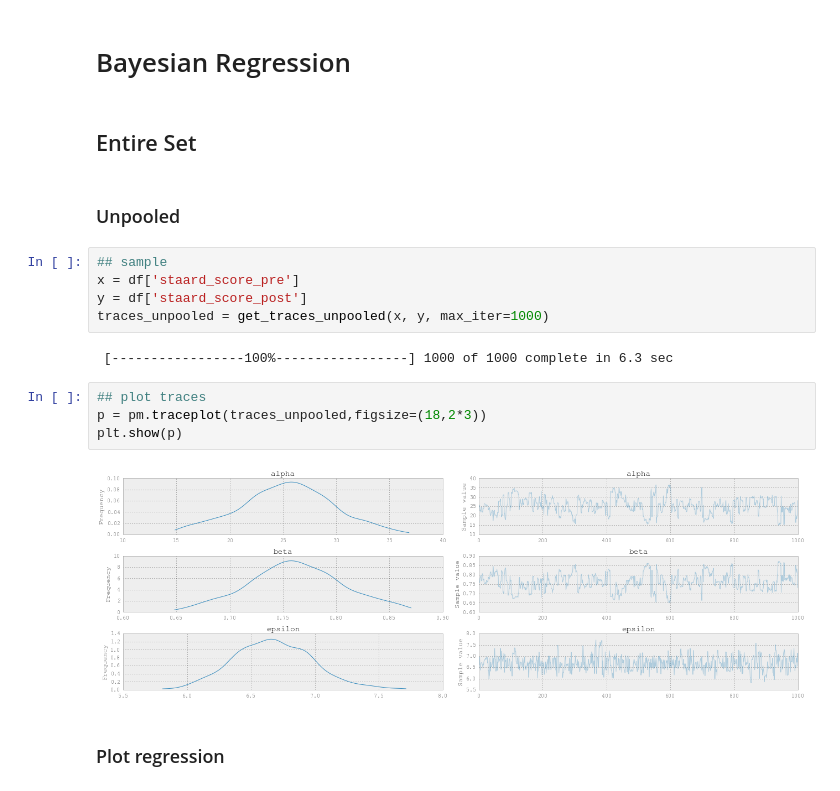
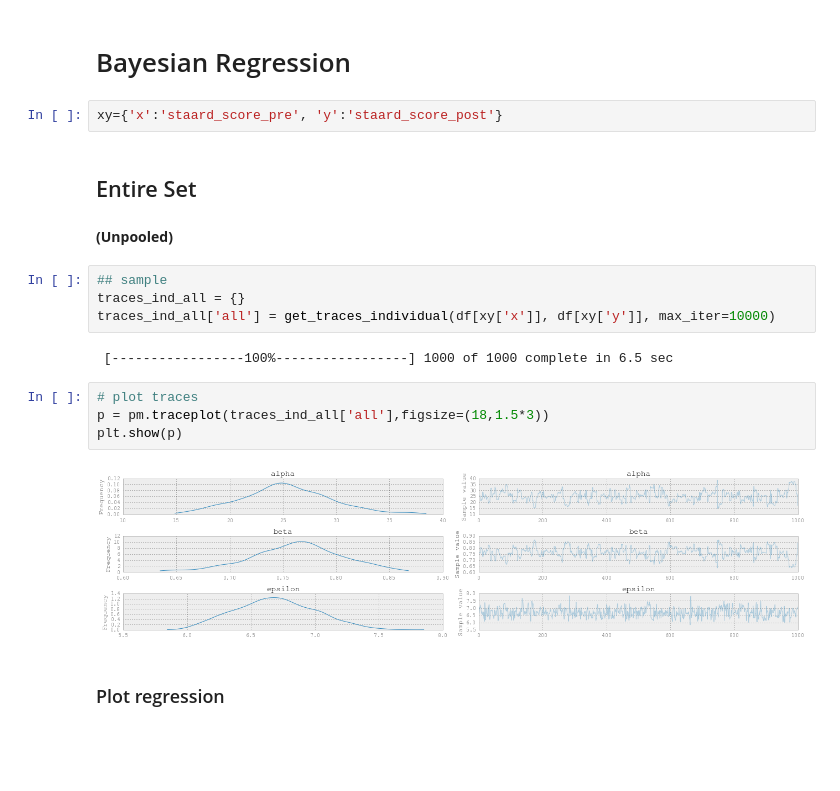
Before and after one commit to tcarnus/suas_literacy, a Jupyter notebook: 02_InitialExploration.ipynb, the cells around one changed output. Saved outputs shown, nothing was run; the diff lists cells and outputs as text; blank space fills up the shorter version.

Commit message:
greatly improved bayesian regression plotting
code now allows for multiple features and heir vs individual
also general plot formatting improvements and refactoring thoughout

```diff
--- a/02_InitialExploration.ipynb
+++ b/02_InitialExploration.ipynb
@@ -258,23 +190,24 @@ plt.show()
 ---
 # %% [markdown]
 # Bayesian Regression
+# %%
+xy={'x':'staard_score_pre', 'y':'staard_score_post'}
 # %% [markdown]
 ## Entire Set
 # %% [markdown]
-### Unpooled
+**(Unpooled)**
-# %%
-## sample
-x = df['staard_score_pre']
-y = df['staard_score_post']
-traces_unpooled = get_traces_unpooled(x, y, max_iter=1000)
-# %% [output]
- [-----------------100%-----------------] 1000 of 1000 complete in 6.3 sec
+# %%
+## sample
+traces_ind_all = {}
+traces_ind_all['all'] = get_traces_individual(df[xy['x']], df[xy['y']], max_iter=10000)
+# %% [output]
+ [-----------------100%-----------------] 1000 of 1000 complete in 6.5 sec
 # %%
-## plot traces
-p = pm.traceplot(traces_unpooled,figsize=(18,2*3))
+# plot traces
+p = pm.traceplot(traces_ind_all['all'],figsize=(18,1.5*3))
 plt.show(p)
 # %% [output]
-[figure, old version]
+[figure, new version]
 # %% [markdown]
 ### Plot regression
 # %%
```
Also changed, not shown: parts of 12 cells of this notebook, 1 other file.
